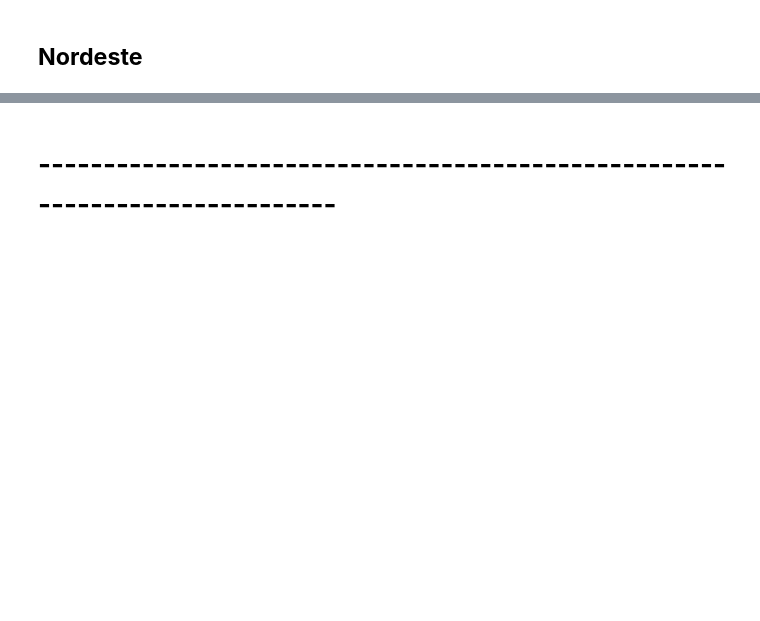
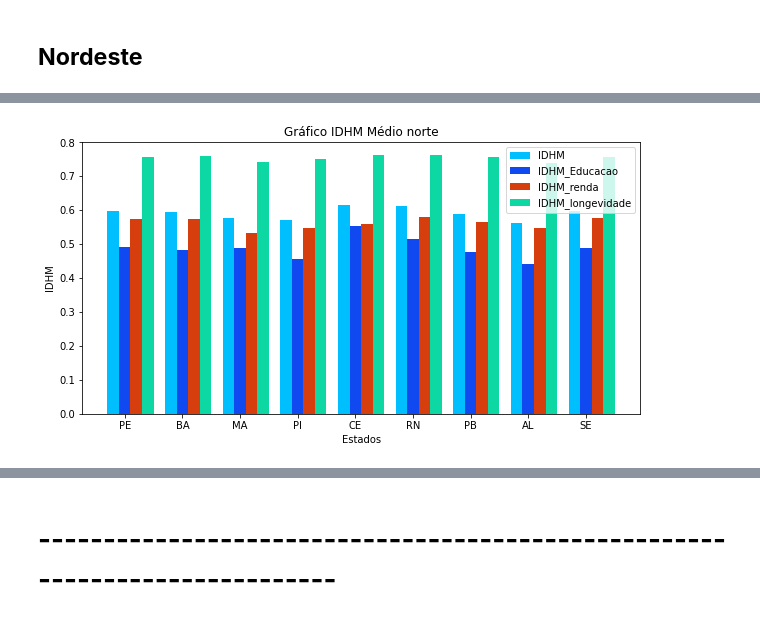
Before and after one commit to leydsonbarros/Brazilian_Cities, a Jupyter notebook: brazilian_cities.ipynb, the cells around one changed output, grey strips where cells are left out. Saved outputs shown, nothing was run; the diff lists cells and outputs as text; code cells hidden in the pictures; blank space fills up the shorter version.

```diff
--- a/brazilian_cities.ipynb
+++ b/brazilian_cities.ipynb
@@ -631,0 +634,39 @@ plt.show()
+# %%
+# Criando lista
+dados1 =  {'PE':nordeste[nordeste['STATE'] == 'PE'].IDHM_Educacao.mean() ,'BA':nordeste[nordeste['STATE'] == 'BA'].IDHM_Educacao.mean(), 'MA':nordeste[nordeste['STATE'] == 'MA'].IDHM_Educacao.mean(),'PI':nordeste[nordeste['STATE'] == 'PI'].IDHM_Educacao.mean(),'CE':nordeste[nordeste['STATE'] == 'CE'].IDHM_Educacao.mean(),'RN':nordeste[nordeste['STATE'] == 'RN'].IDHM_Educacao.mean(),'PB':nordeste[nordeste['STATE'] == 'PB'].IDHM_Educacao.mean(),'AL':nordeste[nordeste['STATE'] == 'AL'].IDHM_Educacao.mean(),'SE':nordeste[nordeste['STATE'] == 'SE'].IDHM_Educacao.mean()}
+dados2 =  {'PE':nordeste[nordeste['STATE'] == 'PE'].IDHM.mean() ,'BA':nordeste[nordeste['STATE'] == 'BA'].IDHM.mean(), 'MA':nordeste[nordeste['STATE'] == 'MA'].IDHM.mean(),'PI':nordeste[nordeste['STATE'] == 'PI'].IDHM.mean(),'CE':nordeste[nordeste['STATE'] == 'CE'].IDHM.mean(),'RN':nordeste[nordeste['STATE'] == 'RN'].IDHM.mean(),'PB':nordeste[nordeste['STATE'] == 'PB'].IDHM.mean(),'AL':nordeste[nordeste['STATE'] == 'AL'].IDHM.mean(),'SE':nordeste[nordeste['STATE'] == 'SE'].IDHM.mean()}
+dados3 =  {'PE':nordeste[nordeste['STATE'] == 'PE'].IDHM_Renda.mean() ,'BA':nordeste[nordeste['STATE'] == 'BA'].IDHM_Renda.mean(), 'MA':nordeste[nordeste['STATE'] == 'MA'].IDHM_Renda.mean(),'PI':nordeste[nordeste['STATE'] == 'PI'].IDHM_Renda.mean(),'CE':nordeste[nordeste['STATE'] == 'CE'].IDHM_Renda.mean(),'RN':nordeste[nordeste['STATE'] == 'RN'].IDHM_Renda.mean(),'PB':nordeste[nordeste['STATE'] == 'PB'].IDHM_Renda.mean(),'AL':nordeste[nordeste['STATE'] == 'AL'].IDHM_Renda.mean(),'SE':nordeste[nordeste['STATE'] == 'SE'].IDHM_Renda.mean()}
+dados4 =  {'PE':nordeste[nordeste['STATE'] == 'PE'].IDHM_Longevidade.mean() ,'BA':nordeste[nordeste['STATE'] == 'BA'].IDHM_Longevidade.mean(), 'MA':nordeste[nordeste['STATE'] == 'MA'].IDHM_Longevidade.mean(),'PI':nordeste[nordeste['STATE'] == 'PI'].IDHM_Longevidade.mean(),'CE':nordeste[nordeste['STATE'] == 'CE'].IDHM_Longevidade.mean(),'RN':nordeste[nordeste['STATE'] == 'RN'].IDHM_Longevidade.mean(),'PB':nordeste[nordeste['STATE'] == 'PB'].IDHM_Longevidade.mean(),'AL':nordeste[nordeste['STATE'] == 'AL'].IDHM_Longevidade.mean(),'SE':nordeste[nordeste['STATE'] == 'SE'].IDHM_Longevidade.mean()}
+Estados = list(dados1.keys())
+
+MediaIDHM = list(dados2.values())
+MediaIDHM_Educacao = list(dados1.values())
+MediaIDHM_renda = list(dados3.values())
+MediaIDHM_longevidade = list(dados4.values())
+
+barWidth = 0.2
+
+r1 = np.arange(len(MediaIDHM))
+r2 = [x + barWidth for x in r1]
+r3 = [x + barWidth for x in r2]
+r4 = [x + barWidth for x in r3]
+
+fig = plt.figure(figsize = (10, 5))
+
+#Criando as barras
+plt.bar(r1,MediaIDHM, color = '#00BFFF', width = barWidth, label = 'IDHM')
+plt.bar(r2,MediaIDHM_Educacao, color = '#1049F0', width = barWidth, label = 'IDHM_Educacao')
+plt.bar(r3,MediaIDHM_renda, color = '#D73E0D', width = barWidth, label = 'IDHM_renda')
+plt.bar(r4,MediaIDHM_longevidade, color = '#0DD7A3', width = barWidth, label = 'IDHM_longevidade')
+
+
+# criando Gráfico
+plt.xlabel("Estados")
+plt.xticks([r + barWidth for r in range(len(MediaIDHM))], Estados)
+plt.ylabel("IDHM")
+plt.title("Gráfico IDHM Médio norte")
+plt.legend()
+plt.show()
+plt.show()
+# %% [output]
+[figure, added]
```
Also changed, not shown: parts of 17 cells of this notebook.
